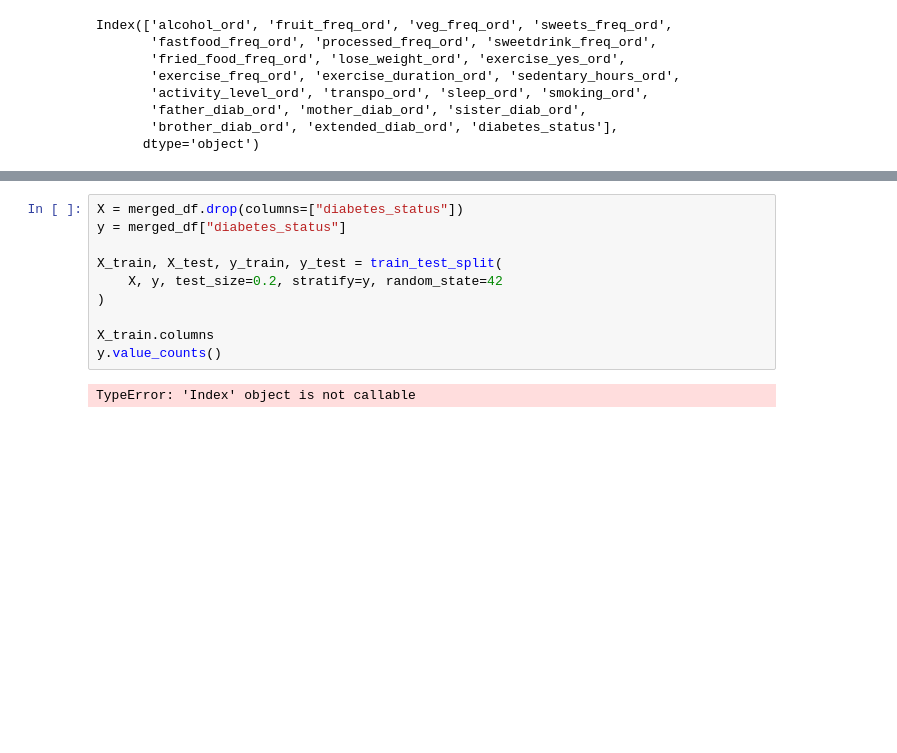
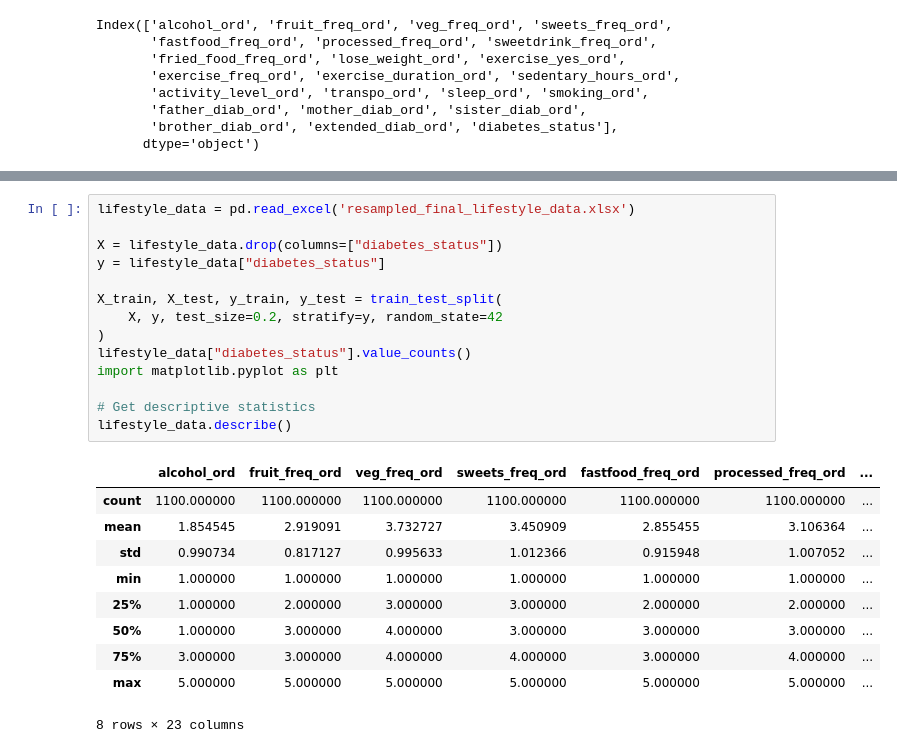
Before and after one commit to Jarmen24/thesis_diabetes, a Jupyter notebook: lifestyle+model.ipynb, the cells around one changed output, grey strips where cells are left out. Drawn from its saved outputs; the diff is of its cells as text; blank space fills up the shorter version.

```diff
--- a/lifestyle+model.ipynb
+++ b/lifestyle+model.ipynb
@@ -139,12 +194,25 @@ Index(['alcohol_ord', 'fruit_freq_ord', 'veg_freq_ord', 'sweets_freq_ord',
 # %%
-X = merged_df.drop(columns=["diabetes_status"])
-y = merged_df["diabetes_status"]
+lifestyle_data = pd.read_excel('resampled_final_lifestyle_data.xlsx')
+
+X = lifestyle_data.drop(columns=["diabetes_status"])
+y = lifestyle_data["diabetes_status"]
 
 X_train, X_test, y_train, y_test = train_test_split(
     X, y, test_size=0.2, stratify=y, random_state=42
 )
+lifestyle_data["diabetes_status"].value_counts()
+import matplotlib.pyplot as plt
 
-X_train.columns
-y.value_counts()
+# Get descriptive statistics
+lifestyle_data.describe()
 # %% [output]
+|  | alcohol_ord | fruit_freq_ord | veg_freq_ord | sweets_freq_ord | fastfood_freq_ord | processed_freq_ord | ... |
+| count | 1100.000000 | 1100.000000 | 1100.000000 | 1100.000000 | 1100.000000 | 1100.000000 | ... |
+| mean | 1.854545 | 2.919091 | 3.732727 | 3.450909 | 2.855455 | 3.106364 | ... |
+| std | 0.990734 | 0.817127 | 0.995633 | 1.012366 | 0.915948 | 1.007052 | ... |
+| min | 1.000000 | 1.000000 | 1.000000 | 1.000000 | 1.000000 | 1.000000 | ... |
+| 25% | 1.000000 | 2.000000 | 3.000000 | 3.000000 | 2.000000 | 2.000000 | ... |
+| 50% | 1.000000 | 3.000000 | 4.000000 | 3.000000 | 3.000000 | 3.000000 | ... |
+| 75% | 3.000000 | 3.000000 | 4.000000 | 4.000000 | 3.000000 | 4.000000 | ... |
+| max | 5.000000 | 5.000000 | 5.000000 | 5.000000 | 5.000000 | 5.000000 | ... |
-TypeError: 'Index' object is not callable
+8 rows × 23 columns
```
Also changed, not shown: parts of 19 cells of this notebook, 30 other files.
